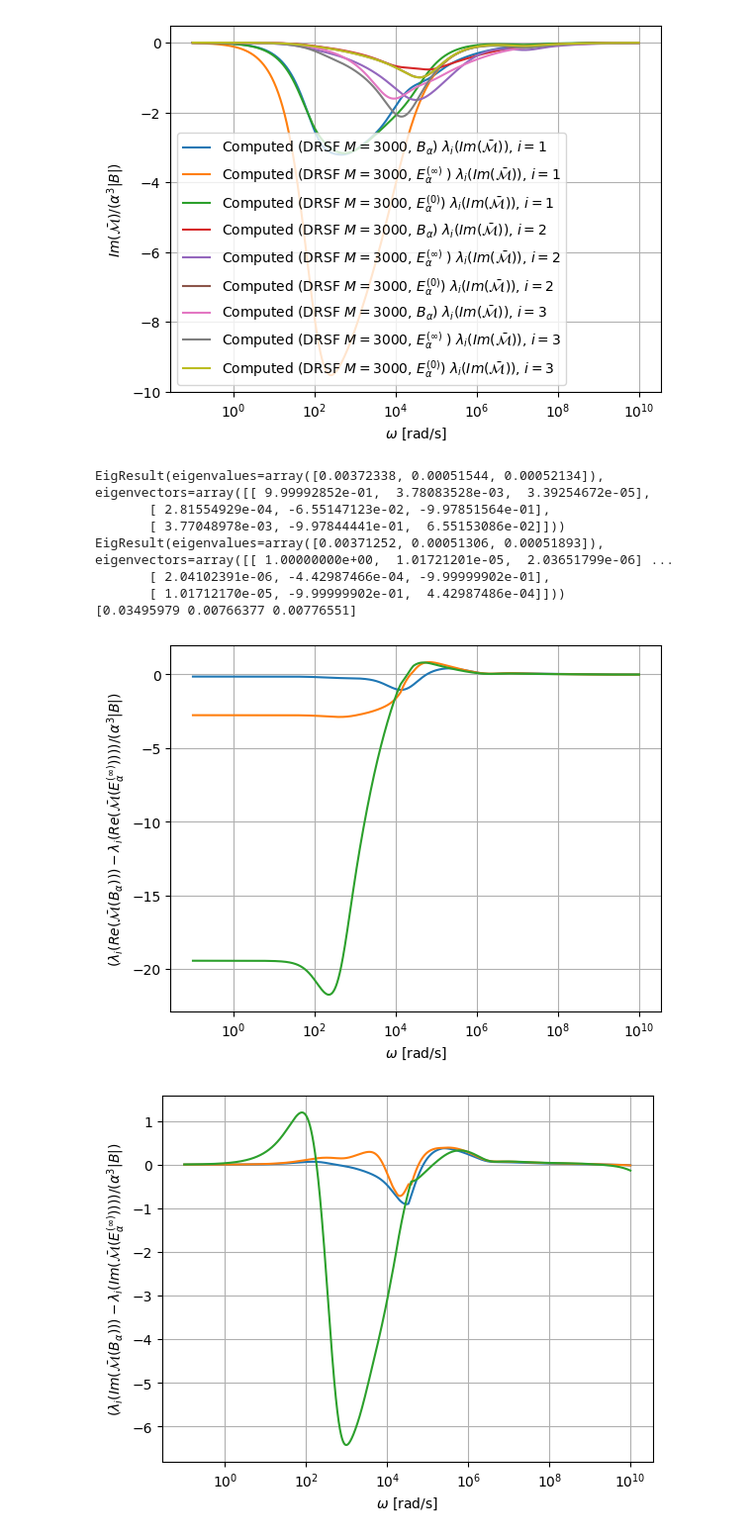
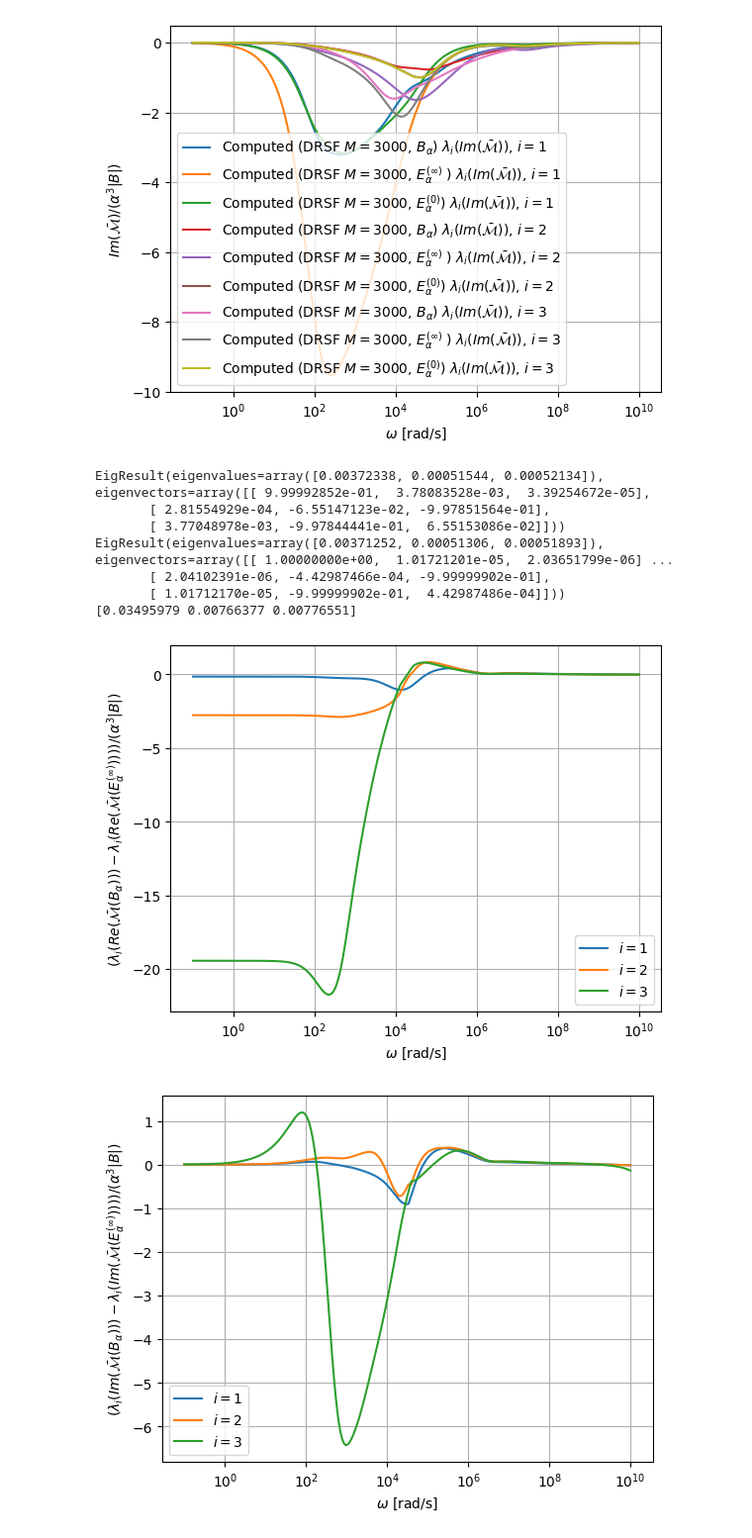
Before and after one commit to MPT-Calculator/MPT-Calculator, a Jupyter notebook: gun_spectrum_results.ipynb, the cells around one changed output. Shown at 99% size. Cells and saved outputs as stored; diff of their text form; code cells hidden in the pictures.

```diff
--- a/gun_spectrum_results.ipynb
+++ b/gun_spectrum_results.ipynb
@@ -699,17 +699,18 @@ for n in range(N):
 for i in range(3):
     plt.figure(1)
     #plt.semilogx(Omega,np.real(DRSF)/(alpha**3*vol),'x',label=r"Computed (DRSF $M=500$) $\lambda_i({\cal R})$, $i=$"+str(i+1))
-    plt.semilogx(Omega,np.real(Eigenvaluesobj[:,i])/(alpha**3*vol)-np.real(Eigenvaluesminf[:,i])/(alpha**3*vol),label=r"MPT-Calculator $\lambda_i({\cal R})$, $i=$"+str(i+1))
+    plt.semilogx(Omega,np.real(Eigenvaluesobj[:,i])/(alpha**3*vol)-np.real(Eigenvaluesminf[:,i])/(alpha**3*vol),label=r"$i=$"+str(i+1))
 
 
 
     plt.figure(2)
-    plt.semilogx(Omega,np.imag(Eigenvaluesobj[:,i])/(alpha**3*vol)-np.imag(Eigenvaluesminf[:,i])/(alpha**3*vol),label=r"MPT-Calculator $\lambda_i({\cal R})$, $i=$"+str(i+1))
+    plt.semilogx(Omega,np.imag(Eigenvaluesobj[:,i])/(alpha**3*vol)-np.imag(Eigenvaluesminf[:,i])/(alpha**3*vol),label=r"$i=$"+str(i+1))
 
 plt.figure(1)
 plt.xlabel(r"$\omega$ [rad/s]")
 plt.ylabel(r"$(\lambda_i ( Re(\bar{\cal M} (B_\alpha )) )- \lambda_i (Re(\bar{\cal M} ( E_\alpha^{( \infty) } ) )) ) /(\alpha^3 |B|)$")
 plt.grid()
+plt.legend()
 plt.savefig("my_plots/gun/ellip_inf_gun_diff_realmpt_M3000.pdf")
 
 
@@ -717,6 +718,7 @@ plt.figure(2)
 plt.xlabel(r"$\omega$ [rad/s]")
 plt.ylabel(r"$(\lambda_i ( Im(\bar{\cal M} (B_\alpha )) )- \lambda_i (Im(\bar{\cal M} ( E_\alpha^{( \infty) } ) ) )) /(\alpha^3 |B|)$")
 plt.grid()
+plt.legend()
 plt.savefig("my_plots/gun/ellip_inf_gun_diff_imagmpt_M3000.pdf")
 
 
@@ -755,41 +757,43 @@ for n in range(N):
 for i in range(3):
     plt.figure(3)
     #plt.semilogx(Omega,np.real(DRSF)/(alpha**3*vol),'x',label=r"Computed (DRSF $M=500$) $\lambda_i({\cal R})$, $i=$"+str(i+1))
-    plt.semilogx(Omega,np.real(Eigenvaluesobj[:,i])/(alpha**3*vol)-np.real(Eigenvaluesn0[:,i])/(alpha**3*vol),label=r"MPT-Calculator $\lambda_i({\cal R})$, $i=$"+str(i+1))
+    plt.semilogx(Omega,np.real(Eigenvaluesobj[:,i])/(alpha**3*vol)-np.real(Eigenvaluesn0[:,i])/(alpha**3*vol),label=r"$i=$"+str(i+1))
 
 
 
     plt.figure(4)
-    plt.semilogx(Omega,np.imag(Eigenvaluesobj[:,i])/(alpha**3*vol)-np.imag(Eigenvaluesn0[:,i])/(alpha**3*vol),label=r"MPT-Calculator $\lambda_i({\cal R})$, $i=$"+str(i+1))
+    plt.semilogx(Omega,np.imag(Eigenvaluesobj[:,i])/(alpha**3*vol)-np.imag(Eigenvaluesn0[:,i])/(alpha**3*vol),label=r"$i=$"+str(i+1))
 
 
 
 plt.figure(3)
 plt.xlabel(r"$\omega$ [rad/s]")
 plt.ylabel(r"$(\lambda_i ( Re(\bar{\cal M} (B_\alpha )) )- \lambda_i (Re(\bar{\cal M} ( E_\alpha^{( 0) } ) )) ) /(\alpha^3 |B|)$")
 plt.grid()
+plt.legend()
 plt.savefig("my_plots/gun/ellip_n0_gun_diff_realmpt_M3000.pdf")
 
 
 
 plt.figure(4)
 plt.xlabel(r"$\omega$ [rad/s]")
 plt.ylabel(r"$(\lambda_i ( Im(\bar{\cal M} (B_\alpha )) )- \lambda_i (Im(\bar{\cal M} ( E_\alpha^{( 0) } ) ) )) /(\alpha^3 |B|)$")
 plt.grid()
+plt.legend()
 plt.savefig("my_plots/gun/ellip_n0_gun_diff_imagmpt_M3000.pdf")
 
 n0obju,dum=np.linalg.eig(N0obj)
 n0n0u,dum=np.linalg.eig(N0n0)
 print(np.linalg.eig(N0obj),np.linalg.eig(N0n0))
 print((n0obju-n0n0u)/(alpha**3*vol))
 
 #print(np.real(Eigenvaluestet[:,0])/(alpha**3*vol)-np.real(Eigenvaluesn0[:,0])/(alpha**3*vol))
 # %% [output]
 EigResult(eigenvalues=array([0.00372338, 0.00051544, 0.00052134]), eigenvectors=array([[ 9.99992852e-01,  3.78083528e-03,  3.39254672e-05],
        [ 2.81554929e-04, -6.55147123e-02, -9.97851564e-01],
        [ 3.77048978e-03, -9.97844441e-01,  6.55153086e-02]])) EigResult(eigenvalues=array([0.00371252, 0.00051306, 0.00051893]), eigenvectors=array([[ 1.00000000e+00,  1.01721201e-05,  2.03651799e-06] ...
        [ 2.04102391e-06, -4.42987466e-04, -9.99999902e-01],
        [ 1.01712170e-05, -9.99999902e-01,  4.42987486e-04]]))
 [0.03495979 0.00766377 0.00776551]
-[figure, old version]
+[figure, new version]
-[figure, old version]
+[figure, new version]
```
Also changed, not shown: parts of 1 cell of this notebook, 41 other files.
